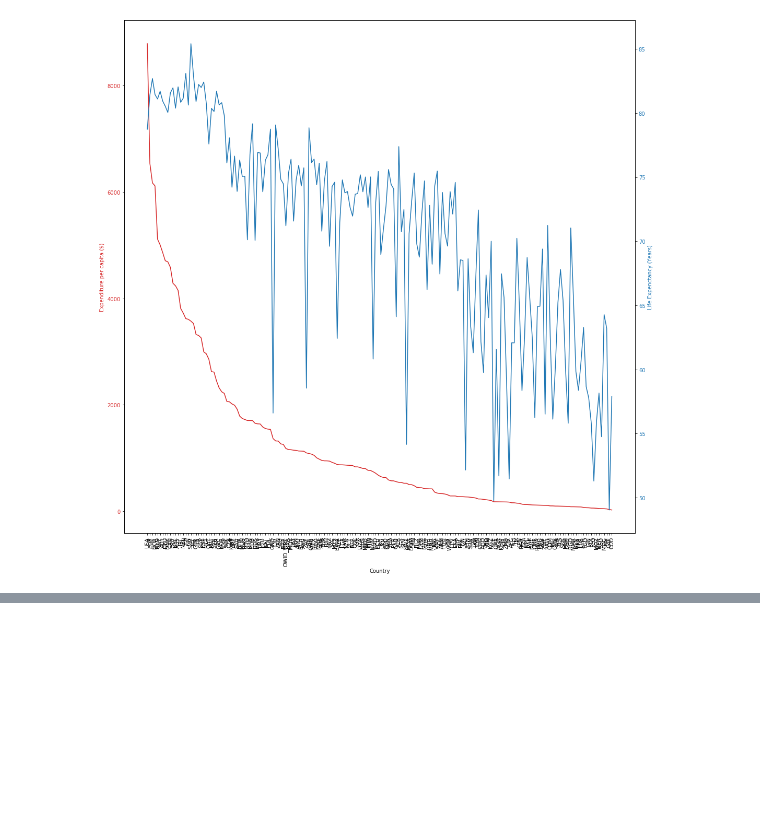
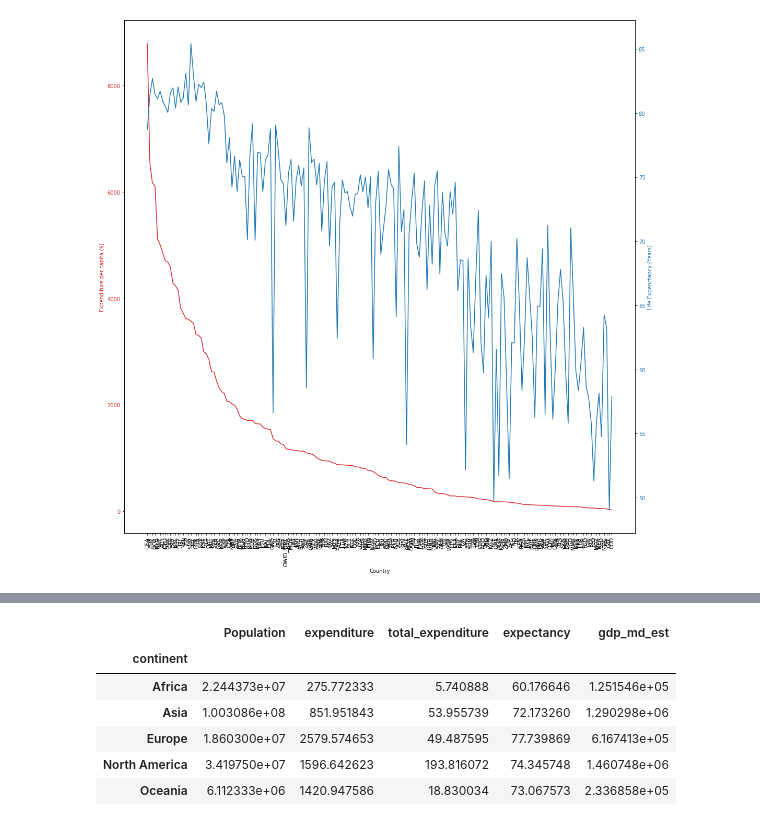
Before and after one commit to abhijeetknayak/Utilities, a Jupyter notebook: Data-Science/Country-Data/life-expectancy.ipynb, the cells around one changed output, grey strips where cells are left out. Drawn from its saved outputs; the diff is of its cells as text; code cells hidden in the pictures; blank space fills up the shorter version.

```diff
--- a/Data-Science/Country-Data/life-expectancy.ipynb
+++ b/Data-Science/Country-Data/life-expectancy.ipynb
@@ -156,0 +198,12 @@ plot_data[plot_data['expenditure'] > 5000]
+# %%
+# Now groupby continents and find the mean
+continent_data = merged_data.groupby('continent').mean()
+continent_data.head()
+# %% [output]
+|  | Population | expenditure | total_expenditure | expectancy | gdp_md_est |
+| continent |  |  |  |  |  |
+| Africa | 2.244373e+07 | 275.772333 | 5.740888 | 60.176646 | 1.251546e+05 |
+| Asia | 1.003086e+08 | 851.951843 | 53.955739 | 72.173260 | 1.290298e+06 |
+| Europe | 1.860300e+07 | 2579.574653 | 49.487595 | 77.739869 | 6.167413e+05 |
+| North America | 3.419750e+07 | 1596.642623 | 193.816072 | 74.345748 | 1.460748e+06 |
+| Oceania | 6.112333e+06 | 1420.947586 | 18.830034 | 73.067573 | 2.336858e+05 |
```
Also changed, not shown: parts of 6 cells of this notebook.
